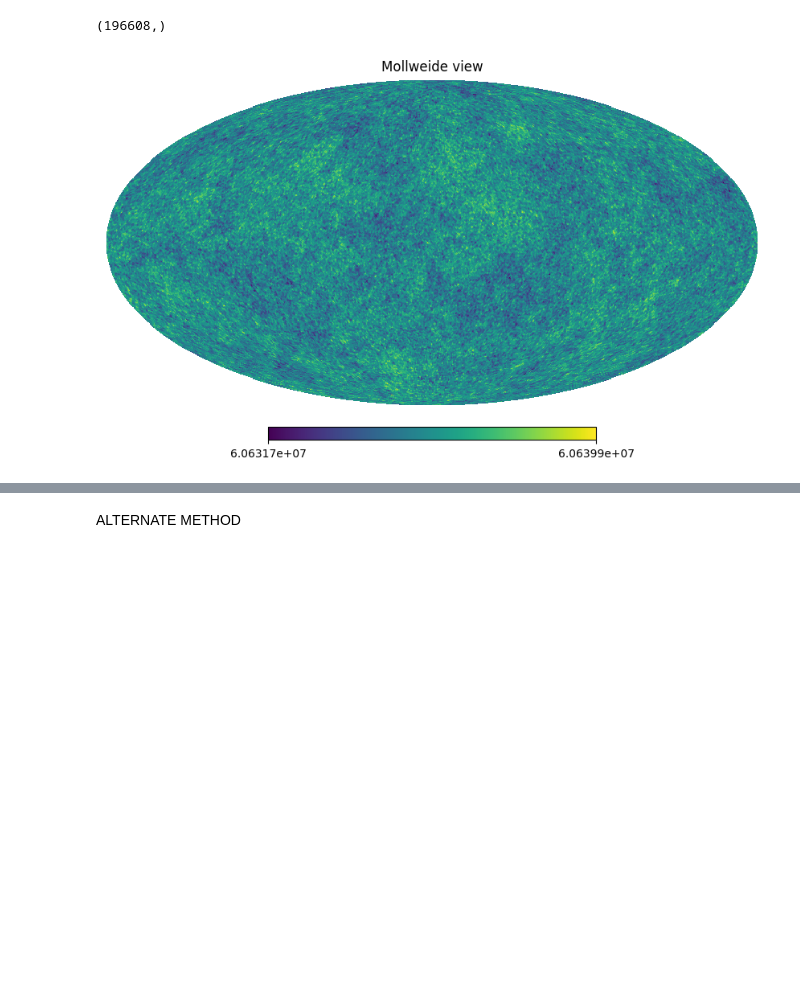
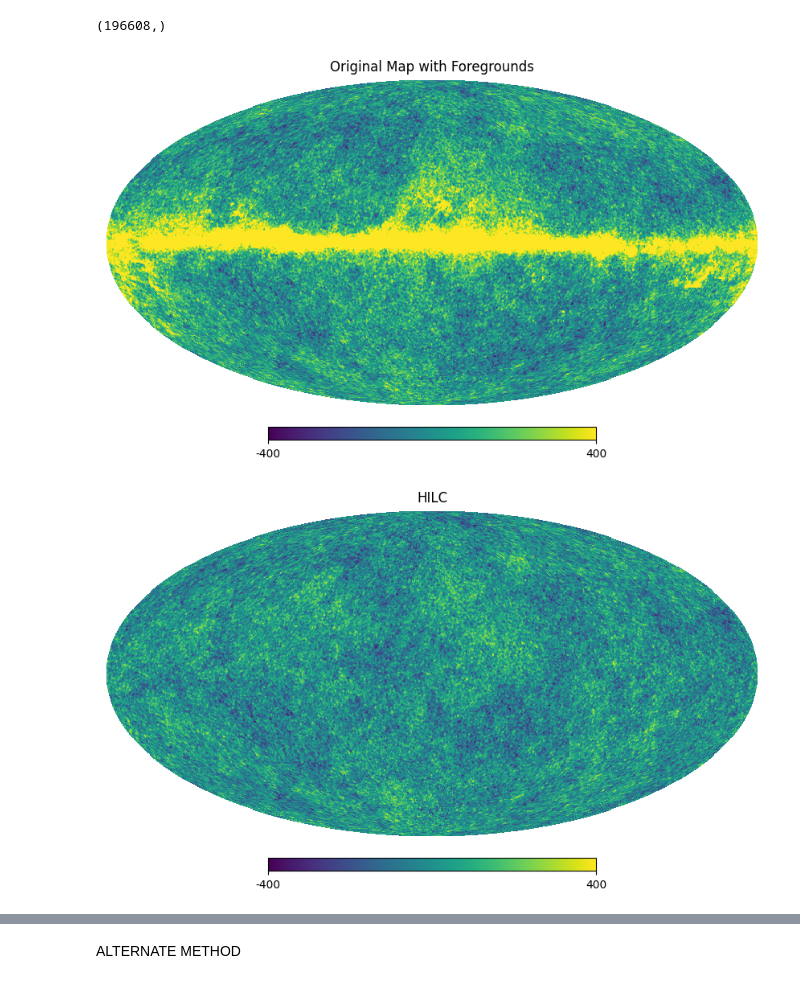
Before and after one commit to urwa99/Internship_Rome, a Jupyter notebook: ILC_harmonic.ipynb, the cells around one changed output, grey strips where cells are left out. Cells and saved outputs as stored; diff of their text form; code cells hidden in the pictures; blank space fills up the shorter version.

Commit message:
Computed HILC

```diff
--- a/ILC_harmonic.ipynb
+++ b/ILC_harmonic.ipynb
@@ -118,7 +118,8 @@ for l in range(lmax+1):
 
     for m in range(1,l+1): #sum over m
         C_l [l,:, :] += 2* np.real(np.outer(alm_p[:, m], np.conj(alm_p[:, m]))) #adding alm_p and negative ti C_l . outer product/multiplying over freq
-       # C_l[l,:,:] /= (2*l +1)
+C_l /= (2*l +1)
+
 print(alm_p.shape)
 print(C_l.shape)
 #print(alm.shape)
@@ -140,9 +141,9 @@ w= np.zeros((n_freqs, lmax+1), dtype=float) #weights
 
 Cl_inv =np.zeros((n_freqs, n_freqs), dtype=float)
 
-for l in range(l+1):
+for l in range(lmax+1):
 
-    Cl_matrix =  C_l[l,:,:]/(2*l +1) #cov matrix for a specific l (nfreqs x nfreqs)
+    Cl_matrix =  C_l[l,:,:] #cov matrix for a specific l (nfreqs x nfreqs)
 
 
     Cl_inv[:,:] = np.linalg.pinv(Cl_matrix[:,:]) #(nfreqs x nfreqs)
@@ -152,7 +153,7 @@ for l in range(l+1):
 
 
     for nf in range(n_freqs):
-      w[:, l] += numerator[:]/denominator# (nfreqs x m) Since this is inside l loop it is only the weight for a specific l. looping will give us the correct shape?
+      w[:, l] = numerator[:]/denominator# (nfreqs x m) Since this is inside l loop it is only the weight for a specific l. looping will give us the correct shape?
 print(Cl_matrix.shape)
 print(Cl_inv.shape)
 print(numerator.shape)
@@ -182,7 +183,7 @@ for l in range(lmax +1):
     '''
     #summing over frequencies. and taking ALL m values for a fixed l. Looping over l means
     so we get an alm weighted by contributions from all frequencies over all scales.
-    this should be the same as writing alm_p[:,:]??
+    this should be the same as writing alm_p??
     '''
     alm_ilc[index]= alm #putting alm values back into an array corresponding to their proper positions. flat array
 
@@ -198,8 +199,13 @@ maps_out = hp.alm2map(alm_ilc, nside, lmax=lmax, mmax=None)
 print(maps_out.shape)
 # %% [output]
 (196608,)
-# %%
-#hp.mollview(cmb_pl[8,:], min=-400, max=400) #comparison to uncleaned
-hp.mollview(maps_out)
-# %% [output]
-[figure, removed]
+# %%
+hp.mollview(maps_pl[4], title="Original Map with Foregrounds", min=-400, max=400) #comparison to uncleaned
+ilc =maps_out-np.mean(maps_out)
+diff = ilc - cmb_pl[4]
+hp.mollview(ilc, title= "HILC", min=-400, max=400)
+hp.mollview(cmb_pl[4],title ="CMB", min=-400, max=400)
+hp.mollview(diff,title ="difference", min=-400, max=400)
+# %% [output]
+[figure, added]
+[figure, added]
```
Also changed, not shown: parts of 2 cells of this notebook.
